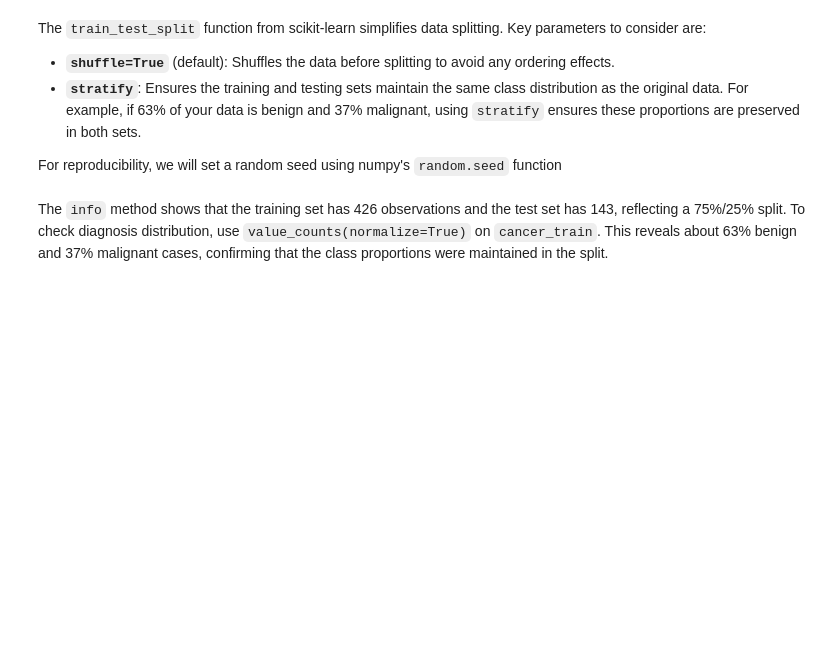
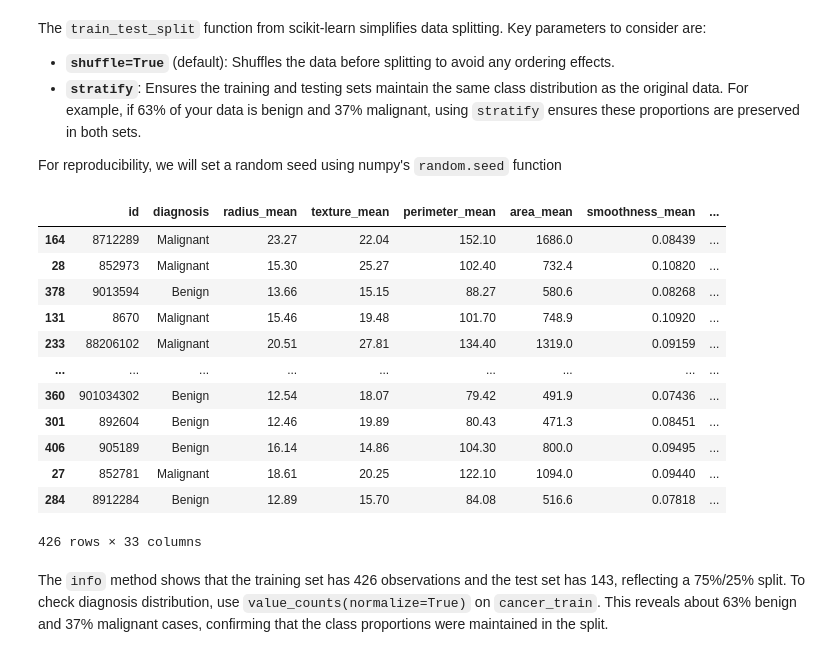
Before and after one commit to khirmas67/applying_statistical_concepts, a Jupyter notebook: 01_materials/notebooks/Classification-2.ipynb, the cells around one changed output. Drawn from its saved outputs; the diff is of its cells as text; code cells hidden in the pictures; blank space fills up the shorter version.

```diff
--- a/01_materials/notebooks/Classification-2.ipynb
+++ b/01_materials/notebooks/Classification-2.ipynb
@@ -97,9 +97,24 @@ np.random.seed(1)
 # %%
 #split the data
 np.random.seed(1)
 cancer_train, cancer_test = train_test_split(
     cancer, train_size=0.75, stratify=cancer["diagnosis"]
 )
+cancer_train
+# %% [output]
+|  | id | diagnosis | radius_mean | texture_mean | perimeter_mean | area_mean | smoothness_mean | ... |
+| 164 | 8712289 | Malignant | 23.27 | 22.04 | 152.10 | 1686.0 | 0.08439 | ... |
+| 28 | 852973 | Malignant | 15.30 | 25.27 | 102.40 | 732.4 | 0.10820 | ... |
+| 378 | 9013594 | Benign | 13.66 | 15.15 | 88.27 | 580.6 | 0.08268 | ... |
+| 131 | 8670 | Malignant | 15.46 | 19.48 | 101.70 | 748.9 | 0.10920 | ... |
+| 233 | 88206102 | Malignant | 20.51 | 27.81 | 134.40 | 1319.0 | 0.09159 | ... |
+| ... | ... | ... | ... | ... | ... | ... | ... | ... |
+| 360 | 901034302 | Benign | 12.54 | 18.07 | 79.42 | 491.9 | 0.07436 | ... |
+| 301 | 892604 | Benign | 12.46 | 19.89 | 80.43 | 471.3 | 0.08451 | ... |
+| 406 | 905189 | Benign | 16.14 | 14.86 | 104.30 | 800.0 | 0.09495 | ... |
+| 27 | 852781 | Malignant | 18.61 | 20.25 | 122.10 | 1094.0 | 0.09440 | ... |
+| 284 | 8912284 | Benign | 12.89 | 15.70 | 84.08 | 516.6 | 0.07818 | ... |
+426 rows × 33 columns
 # %% [markdown]
 The `info` method shows that the training set has 426 observations and the test set has 143, reflecting a 75%/25% split. To check diagnosis distribution, use `value_counts(normalize=True)` on `cancer_train`. This reveals about 63% benign and 37% malignant cases, confirming that the class proportions were maintained in the split.
 # %%
```
Also changed, not shown: 2 other files.
